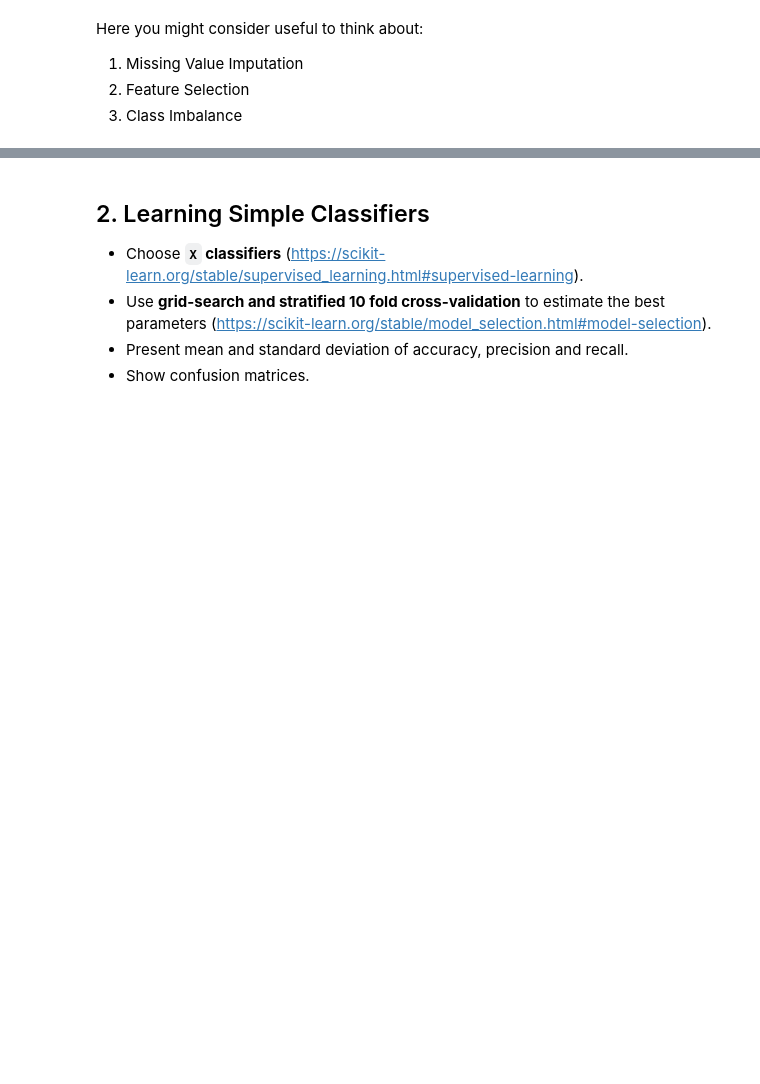
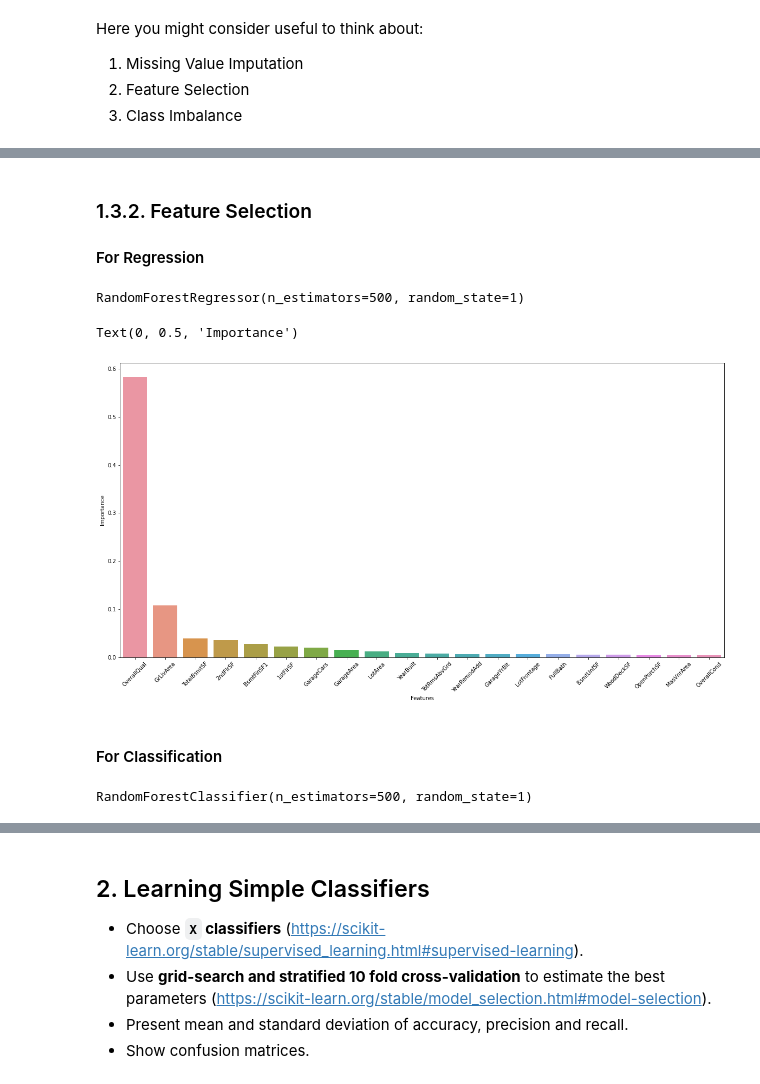
Before and after one commit to Gustavo-SF/House-Prices-Kaggle, a Jupyter notebook: PD_201920_Project3.ipynb, the cells around one changed output, grey strips where cells are left out. Cells and saved outputs as stored; diff of their text form; code cells hidden in the pictures; blank space fills up the shorter version.

```diff
--- a/PD_201920_Project3.ipynb
+++ b/PD_201920_Project3.ipynb
@@ -52,0 +270,2 @@ Here you might consider useful to think about:
+# %%
+df_data[num_var] = df_data[num_var].fillna(-1)
@@ -52,0 +292,2 @@ Here you might consider useful to think about:
+# %%
+df_data[cat_var] = df_data[cat_var].fillna('unknown')
@@ -52,0 +394,5 @@ Here you might consider useful to think about:
+# %%
+df_X, df_y_reg, features, target = get_data(df_data, regression=True)
+df_X, df_y_cat, features, target = get_data(df_data, regression=False)
+df_X = one_hot_encoding_columns(df_X, cat_var)
+df_X.head()
@@ -52,0 +407,19 @@ Here you might consider useful to think about:
+# %% [markdown]
+### 1.3.2. Feature Selection
+
+#### For Regression
+# %%
+model = RandomForestRegressor(n_estimators=500, random_state=1)
+model.fit(df_X, df_y_reg)
+# %% [output]
+RandomForestRegressor(n_estimators=500, random_state=1)
+# %%
+importance_df = pd.DataFrame(np.vstack((df_X.columns,model.feature_importances_))).T.sort_values(1, ascending=False)
+plt.figure(figsize=(20,10))
+sns.barplot(data=importance_df.iloc[:20,:], x=0, y=1)
+plt.xticks(rotation=45)
+plt.xlabel('Features')
+plt.ylabel('Importance')
+# %% [output]
+Text(0, 0.5, 'Importance')
+[figure, added]
@@ -52,0 +430,7 @@ Here you might consider useful to think about:
+# %% [markdown]
+#### For Classification
+# %%
+model = RandomForestClassifier(n_estimators=500, random_state=1)
+model.fit(df_X, df_y_cat)
+# %% [output]
+RandomForestClassifier(n_estimators=500, random_state=1)
```
Also changed, not shown: parts of 35 cells of this notebook, 1 other file.
